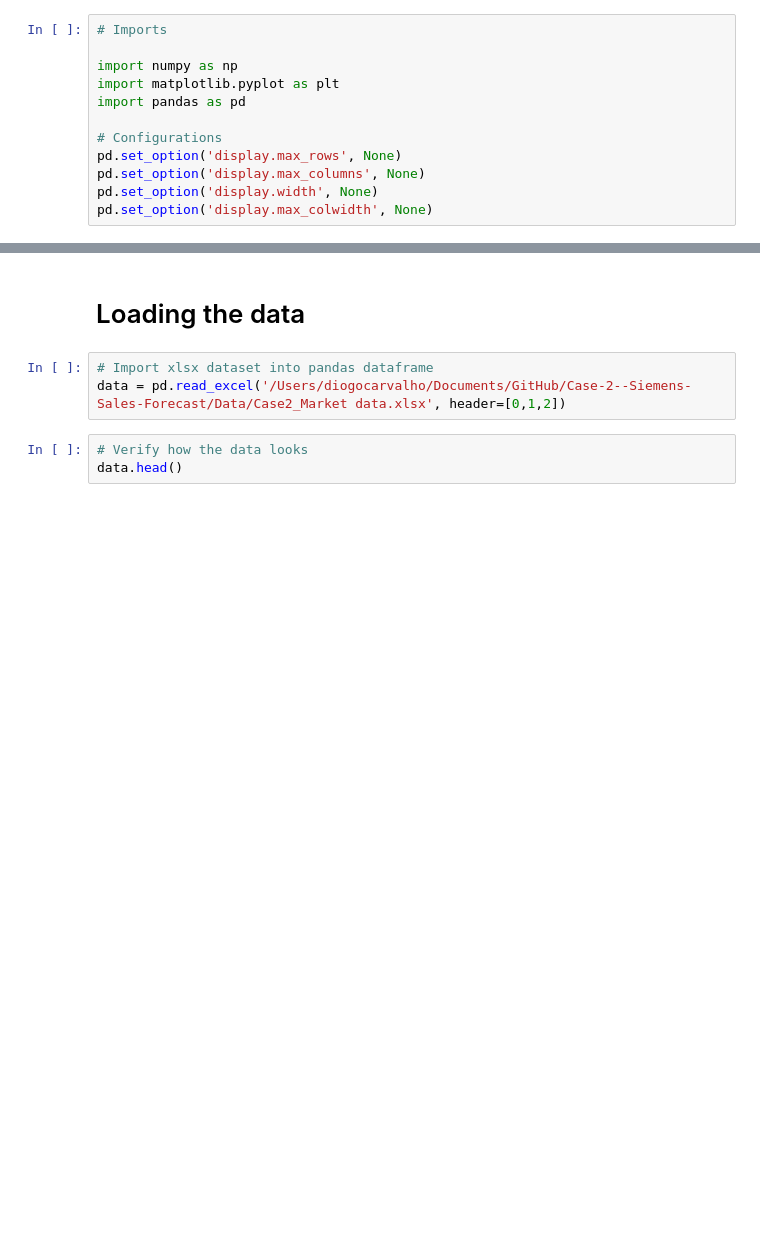
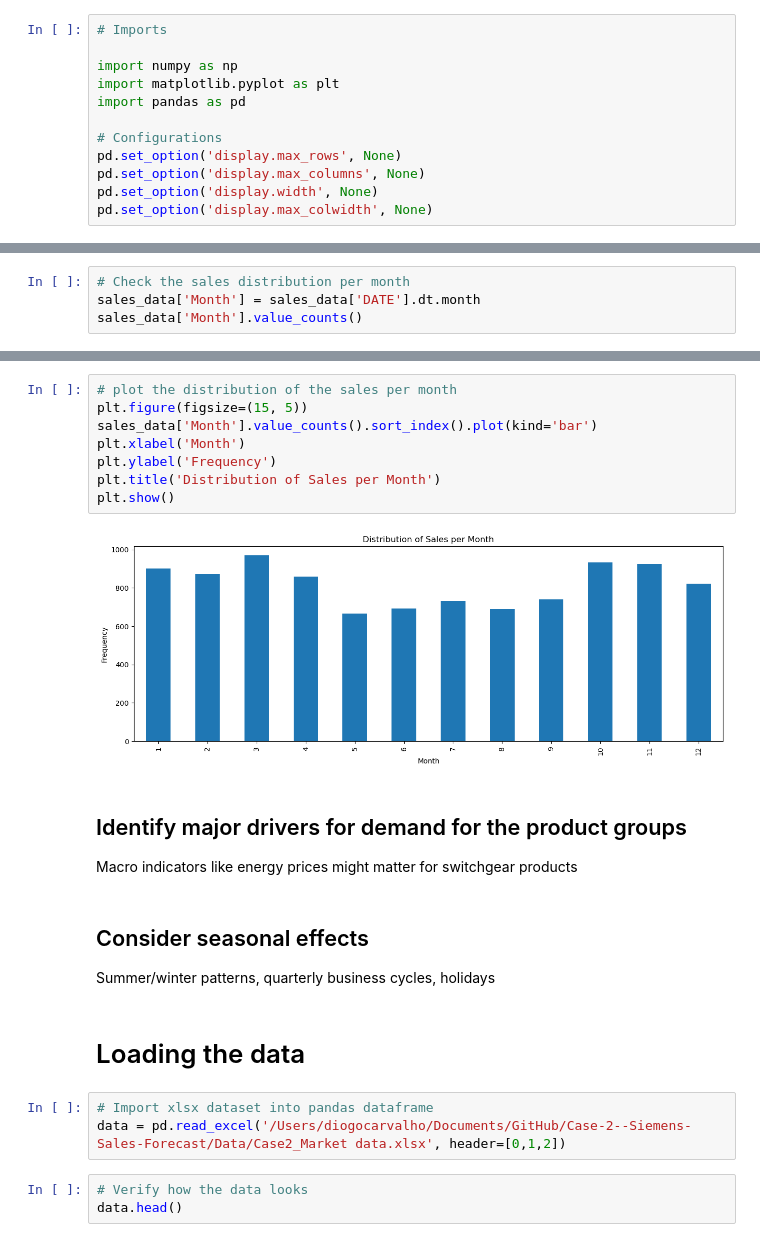
Before and after one commit to RubenCMarques/Case-2--Siemens-Sales-Forecast, a Jupyter notebook: Notebooks/Diogo_workspace.ipynb, the cells around one changed output, grey strips where cells are left out. Cells and saved outputs as stored; diff of their text form; blank space fills up the shorter version.

```diff
--- a/Notebooks/Diogo_workspace.ipynb
+++ b/Notebooks/Diogo_workspace.ipynb
@@ -12,0 +218,4 @@ pd.set_option('display.max_colwidth', None)
+# %%
+# Check the sales distribution per month
+sales_data['Month'] = sales_data['DATE'].dt.month
+sales_data['Month'].value_counts()
@@ -13,3 +237,21 @@ pd.set_option('display.max_colwidth', None)
+# %%
+# plot the distribution of the sales per month
+plt.figure(figsize=(15, 5))
+sales_data['Month'].value_counts().sort_index().plot(kind='bar')
+plt.xlabel('Month')
+plt.ylabel('Frequency')
+plt.title('Distribution of Sales per Month')
+plt.show()
+# %% [output]
+[figure, added]
+# %% [markdown]
+## Identify major drivers for demand for the product groups
+
+Macro indicators like energy prices might matter for switchgear products
+# %% [markdown]
+## Consider seasonal effects
+
+Summer/winter patterns, quarterly business cycles, holidays
 # %% [markdown]
 # Loading the data
 # %%
```
Also changed, not shown: parts of 33 cells of this notebook.
